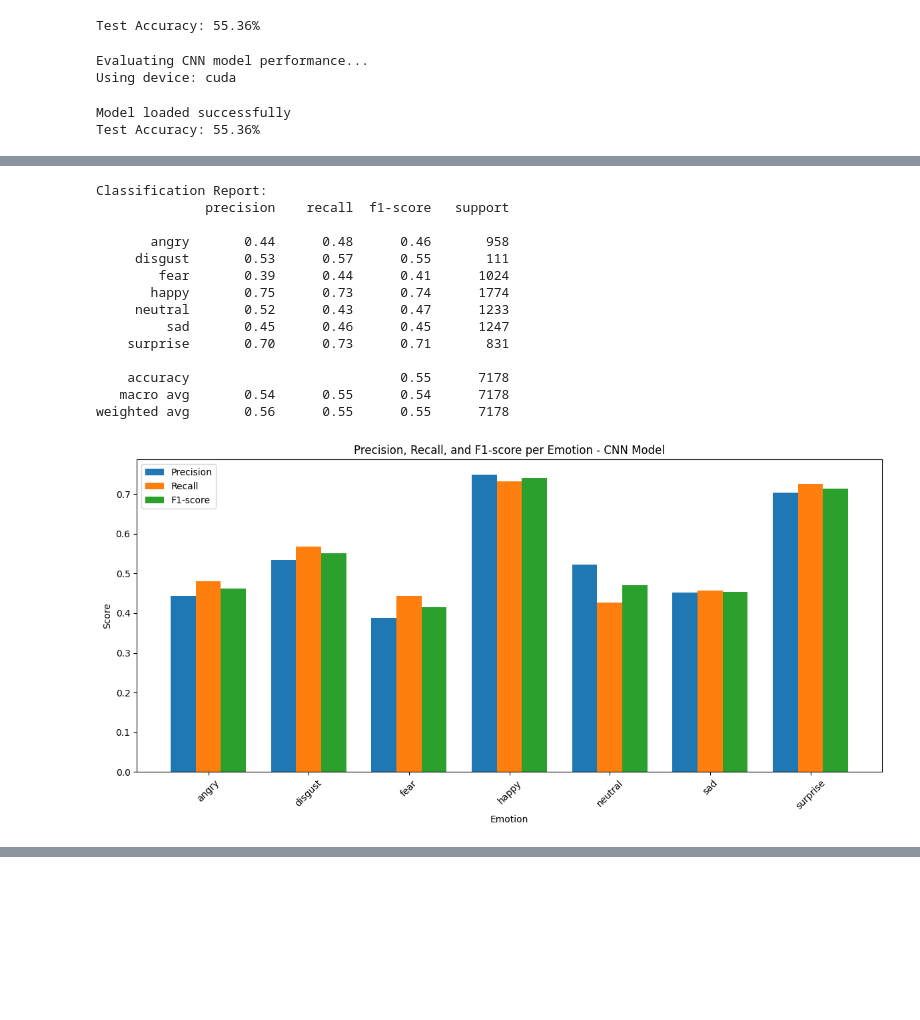
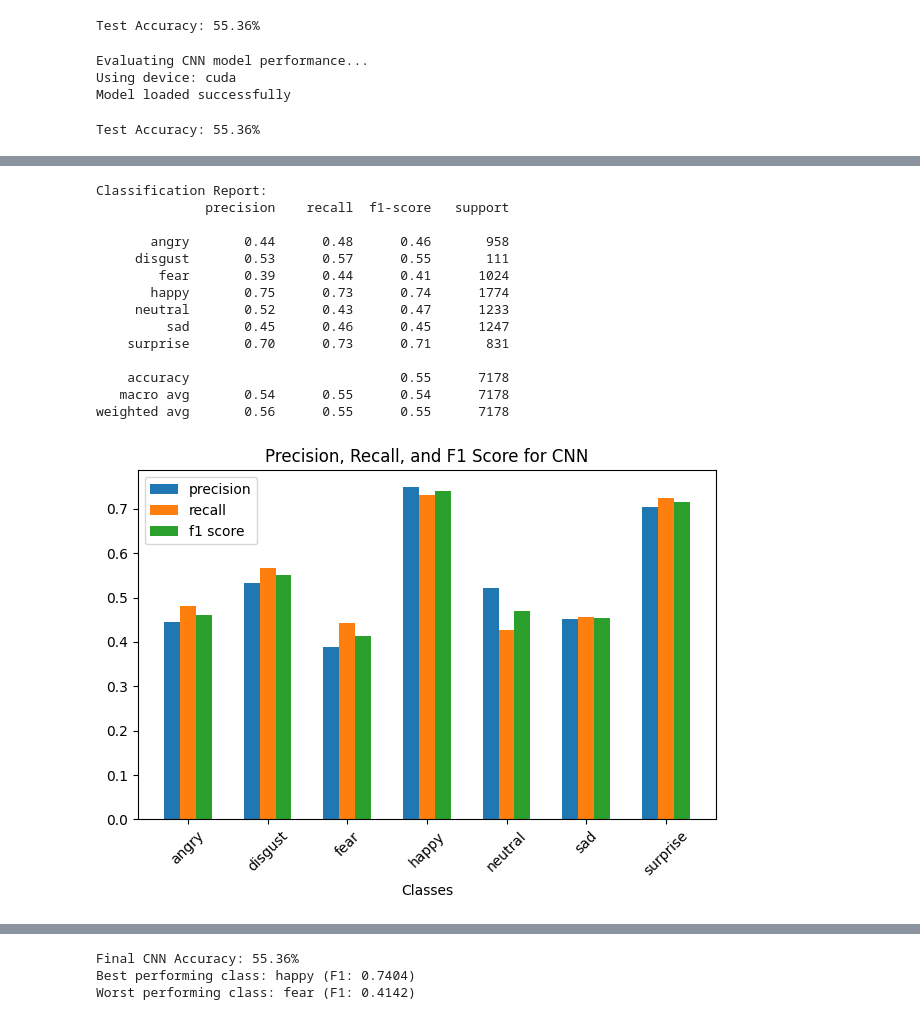
Before and after one commit to CSC522NCSU/FacialNN, a Jupyter notebook: CNN.ipynb, the cells around one changed output, grey strips where cells are left out. Cells and saved outputs as stored; diff of their text form; code cells hidden in the pictures; blank space fills up the shorter version.

```diff
--- a/CNN.ipynb
+++ b/CNN.ipynb
@@ -207,6 +207,7 @@ def load_and_evaluate_cnn():
             self.pool = nn.MaxPool2d(2, 2)
 
         def forward(self, x):
+            import torch.nn.functional as F
             x = self.pool(F.relu(self.conv1(x)))
             x = self.pool(F.relu(self.conv2(x)))
             x = self.pool(F.relu(self.conv3(x)))
@@ -222,6 +223,7 @@ def load_and_evaluate_cnn():
     from torchvision import datasets
     import os
     import torch.nn.functional as F
+    from torch.utils.data import DataLoader
 
     # Path to the dataset
     dataset_path = os.path.expanduser("~/.cache/kagglehub/datasets/msambare/fer2013/versions/1")
@@ -244,7 +246,7 @@ def load_and_evaluate_cnn():
         print("Model loaded successfully")
     except Exception as e:
         print(f"Error loading model: {e}")
-        return
+        return None, None, None, None
 
     model.eval()
 
@@ -286,27 +288,33 @@ def load_and_evaluate_cnn():
     # Calculate precision, recall, and F1 score
     precision, recall, f1, _ = precision_recall_fscore_support(all_labels, all_predictions, average=None)
 
+    # Print classification report
     print("Classification Report:")
     print(classification_report(all_labels, all_predictions, target_names=emotion_labels))
 
-    # Plot per-class metrics
-    plt.figure(figsize=(12, 6))
+    # Convert metrics to dictionaries
+    precision_dict = {emotion_labels[i]: precision[i] for i in range(len(emotion_labels))}
+    recall_dict = {emotion_labels[i]: recall[i] for i in range(len(emotion_labels))}
+    f1_dict = {emotion_labels[i]: f1[i] for i in range(len(emotion_labels))}
+
+    # Plot per-class metrics using your preferred format
+    # plt.figure(figsize=(12, 6))
+    width = 0.2
     x = np.arange(len(emotion_labels))
-    width = 0.25
 
-    plt.bar(x - width, precision, width, label='Precision')
-    plt.bar(x, recall, width, label='Recall')
-    plt.bar(x + width, f1, width, label='F1-score')
+    plt.bar(x - width, precision_dict.values(), width, label='precision')
+    plt.bar(x, recall_dict.values(), width, label='recall')
+    plt.bar(x + width, f1_dict.values(), width, label='f1 score')
 
-    plt.xlabel('Emotion')
-    plt.ylabel('Score')
-    plt.title('Precision, Recall, and F1-score per Emotion - CNN Model')
+    plt.xlabel("Classes")
     plt.xticks(x, emotion_labels, rotation=45)
     plt.legend()
+    plt.title('Precision, Recall, and F1 Score for CNN')
     plt.tight_layout()
-    plt.savefig('cnn_per_class_metrics.png')
+    plt.savefig('cnn_metrics_latest_one.png')
     plt.show()
 
+    # Visualize sample predictions
     def visualize_predictions(num_samples=5):
         fig, axes = plt.subplots(num_samples, 2, figsize=(10, 3*num_samples))
         fig.suptitle('Sample Predictions - CNN Model', fontsize=16)
@@ -340,36 +348,47 @@ def load_and_evaluate_cnn():
         plt.show()
 
     visualize_predictions()
 
-    return accuracy, precision, recall, f1
-
-from torch.utils.data import DataLoader
+    return accuracy, precision_dict, recall_dict, f1_dict
 
 if __name__ == "__main__":
     print("Evaluating CNN model performance...")
     try:
         accuracy, precision, recall, f1 = load_and_evaluate_cnn()
+
+        if accuracy is not None:
+            print(f"\nFinal CNN Accuracy: {accuracy*100:.2f}%")
+
+            # Get the classes with highest and lowest F1 scores
+            best_class = max(f1.items(), key=lambda x: x[1])
+            worst_class = min(f1.items(), key=lambda x: x[1])
+
+            print(f"Best performing class: {best_class[0]} (F1: {best_class[1]:.4f})")
+            print(f"Worst performing class: {worst_class[0]} (F1: {worst_class[1]:.4f})")
     except Exception as e:
         print(f"An error occurred: {e}")
 # %% [output]
 Evaluating CNN model performance...
 Using device: cuda
+Model loaded successfully
-Model loaded successfully
 Test Accuracy: 55.36%
 [figure]
 Classification Report:
               precision    recall  f1-score   support
 
        angry       0.44      0.48      0.46       958
      disgust       0.53      0.57      0.55       111
         fear       0.39      0.44      0.41      1024
        happy       0.75      0.73      0.74      1774
      neutral       0.52      0.43      0.47      1233
          sad       0.45      0.46      0.45      1247
     surprise       0.70      0.73      0.71       831
 
     accuracy                           0.55      7178
    macro avg       0.54      0.55      0.54      7178
 weighted avg       0.56      0.55      0.55      7178
-[figure, old version]
+[figure, new version]
 [figure]
+Final CNN Accuracy: 55.36%
+Best performing class: happy (F1: 0.7404)
+Worst performing class: fear (F1: 0.4142)
```
Also changed, not shown: 3 other files.
